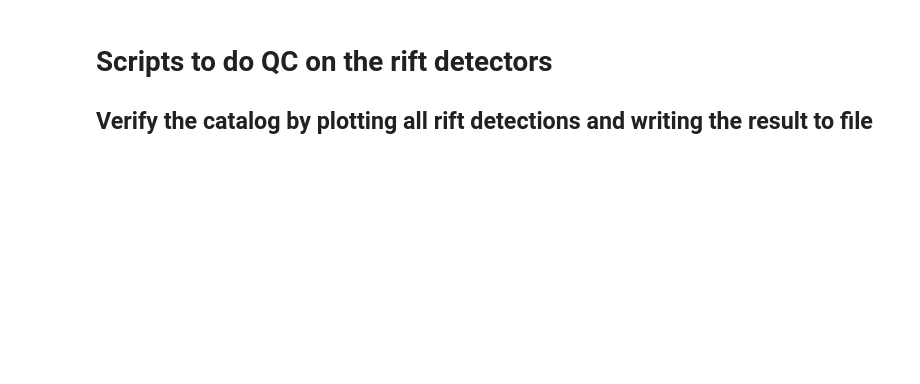
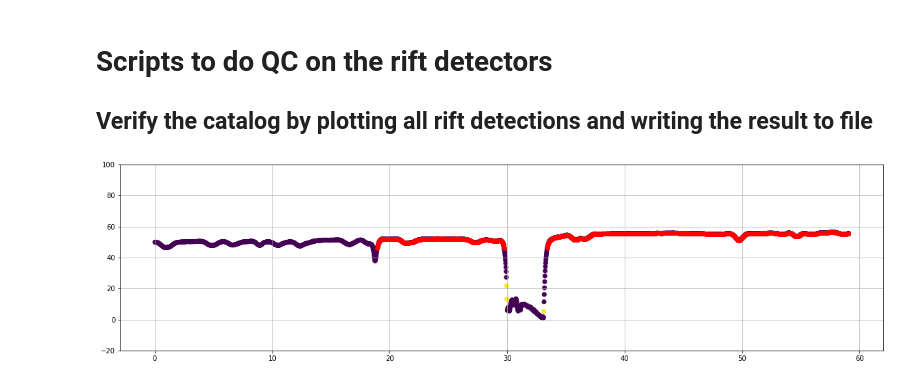
Before and after one commit to bradlipovsky/antarctic-rift-catalog, a Jupyter notebook: qc.ipynb, the cells around one changed output. Saved outputs shown, nothing was run; the diff lists cells and outputs as text; code cells hidden in the pictures; blank space fills up the shorter version.

```diff
--- a/qc.ipynb
+++ b/qc.ipynb
@@ -2,52 +2,62 @@
 # Scripts to do QC on the rift detectors
 
 ## Verify the catalog by plotting all rift detections and writing the result to file
+# %%
+import pickle
+import pandas as pd
+
+shelf_name = 'ross'
+
+atl06_file_name = shelf_name + '_atl06.pickle'
+with open(atl06_file_name, 'rb') as handle:
+    atl06_data = pickle.load(handle)
+atl06_data = pd.DataFrame(atl06_data)
+
+rift_obs_output_file_name = shelf_name + '_rift_obs.pickle'
+with open(rift_obs_output_file_name, 'rb') as handle:
+    rift_obs = pickle.load(handle)
 # %%
-import numpy as np
-import pandas as pd
 import matplotlib.pyplot as plt
 %matplotlib inline
-atl06_data=pd.DataFrame(atl06_data)
-
+import arc
 
 indices = np.unique(rift_obs["data_row"])
 n=len(indices)
 fig,ax=plt.subplots(figsize=(20,5))
 
-for i in range(1,n):
-    index = indices[i]
-    if atl06_data.iloc[index]["rgt"] != 657:
-        continue
+# for i in range(1,n):
+i = 2
+index = indices[i]
+d = (atl06_data.iloc[index]["x_atc"] - atl06_data.iloc[index]["x_atc"][0])/1e3
+h = atl06_data.iloc[index]["h"] - atl06_data.iloc[index]["geoid"]
 
-#     d = np.sqrt(atl06_data.iloc[index]["x"]**2 + atl06_data.iloc[index]["y"]**2)
-    d = atl06_data.iloc[index]["x_atc"]
-    h = atl06_data.iloc[index]["h"] - atl06_data.iloc[index]["geoid"]
+plt.scatter(d,h,c=atl06_data.iloc[index]["quality"])
 
-    # plt.subplot(n,1,i)
-    plt.scatter(d,h,c=atl06_data.iloc[index]["quality"])
-    rift_list = arc.find_the_rifts(atl06_data.iloc[index]["h"])
-    output = arc.convert_to_centroid(rift_list,atl06_data.iloc[index]["x"],atl06_data.iloc[index]["y"])
+rift_list = arc.find_the_rifts(atl06_data.iloc[index]["h"])
+output = arc.convert_to_centroid(rift_list,atl06_data.iloc[index]["x"],atl06_data.iloc[index]["y"])
 
 
-    for s in rift_list:
-        plt.plot(d[s[0]:s[1]],h[s[0]:s[1]],'-or')
-    plt.title('RGT: %i, Beam: %s, Time: %s'%(atl06_data.iloc[index]["rgt"],
-                                   atl06_data.iloc[index]["beam"],
-                                   atl06_data.iloc[index]["time"]))
-    plt.xlabel('X_atc')
+for s in rift_list:
+    plt.plot(d[s[0]:s[1]],h[s[0]:s[1]],'-or')
+# plt.title('RGT: %i, Beam: %s, Time: %s'%(atl06_data.iloc[index]["rgt"],
+#                                atl06_data.iloc[index]["beam"],
+#                                atl06_data.iloc[index]["time"]))
+# plt.xlabel('X_atc')
 
-#     xc = np.array(output['x-centroid'])
-#     yc = np.array(output['y-centroid'])
-#     dc = np.sqrt(xc**2 + yc**2)
-#     for dd,ww in zip(dc,output['width']):
-#         xcoords = (dd-ww/2,dd+ww/2)-d[0]
-#         plt.plot( xcoords, (0,0),'-ob')
-#     #     plt.xlim((0,2e3))
+# #     xc = np.array(output['x-centroid'])
+# #     yc = np.array(output['y-centroid'])
+# #     dc = np.sqrt(xc**2 + yc**2)
+# #     for dd,ww in zip(dc,output['width']):
+# #         xcoords = (dd-ww/2,dd+ww/2)-d[0]
+# #         plt.plot( xcoords, (0,0),'-ob')
+# #     #     plt.xlim((0,2e3))
 
-    plt.ylim((-20,100))
-    plt.grid()
-    fig.savefig('figures_brunt/plot%i.png'%i)
-    fig.clf()
+plt.ylim((-20,100))
+plt.grid()
+# fig.savefig('figures_brunt/plot%i.png'%i)
+# fig.clf()
+# %% [output]
+[figure, added]
 # %%
 # Verify that we loaded the data correctly
 by making a plot of the ATL06 data
```
Also changed, not shown: 2 other files.
